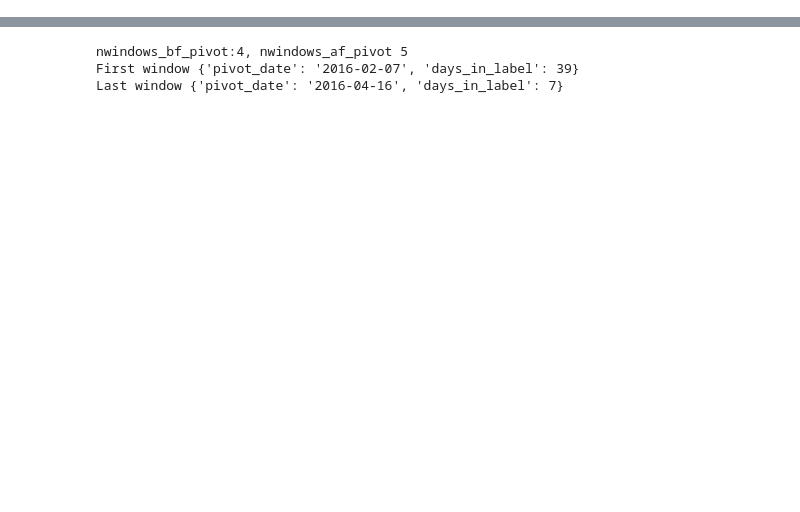
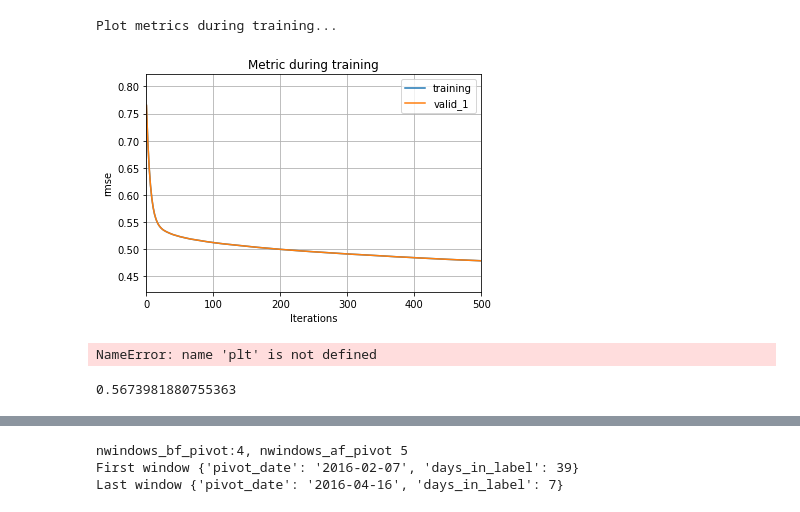
Before and after one commit to xiaochuan-du/ml_utils, a Jupyter notebook: proj/RRVF/feat_lab.ipynb, the cells around one changed output, grey strips where cells are left out. Drawn from its saved outputs; the diff is of its cells as text; code cells hidden in the pictures; blank space fills up the shorter version.

```diff
--- a/proj/RRVF/feat_lab.ipynb
+++ b/proj/RRVF/feat_lab.ipynb
@@ -45,0 +97,7 @@ lgb_train = lgb.Dataset(train_feat[predictors], train_feat['visitors'])
+# %%
+print('Plot metrics during training...')
+ax = lgb.plot_metric(evals_result)
+plt.show()
+# %% [output]
+Plot metrics during training...
+[figure, added]
@@ -45,0 +108,5 @@ lgb_train = lgb.Dataset(train_feat[predictors], train_feat['visitors'])
+# %%
+plt.plot(pred)
+plt.plot(val_feat[predictors].visitors)
+# %% [output]
+NameError: name 'plt' is not defined
@@ -45,0 +116,4 @@ lgb_train = lgb.Dataset(train_feat[predictors], train_feat['visitors'])
+# %%
+rmsle(pred, train_feat.iloc[:100].visitors.values)
+# %% [output]
+0.5673981880755363
```
Also changed, not shown: parts of 33 cells of this notebook, 5 other files.
